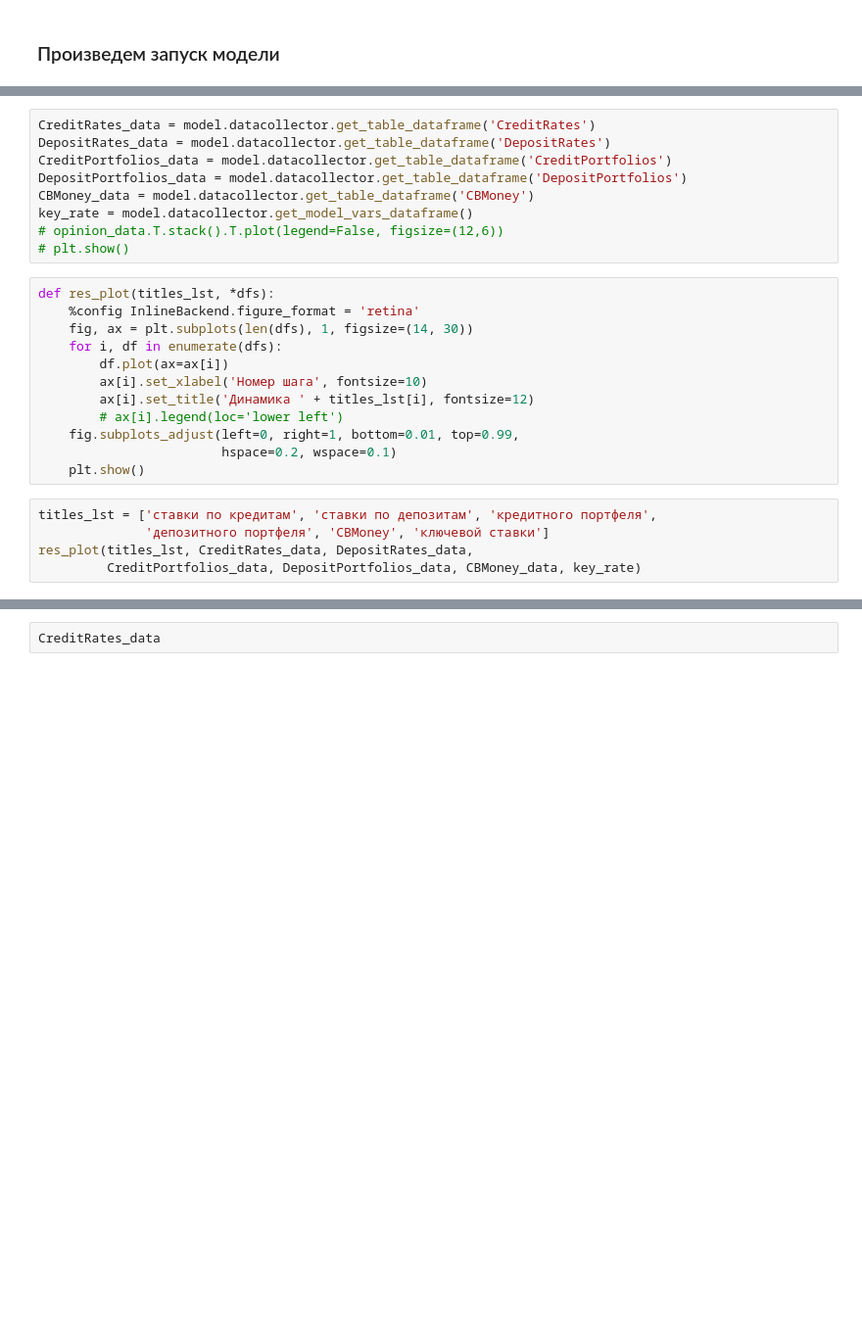
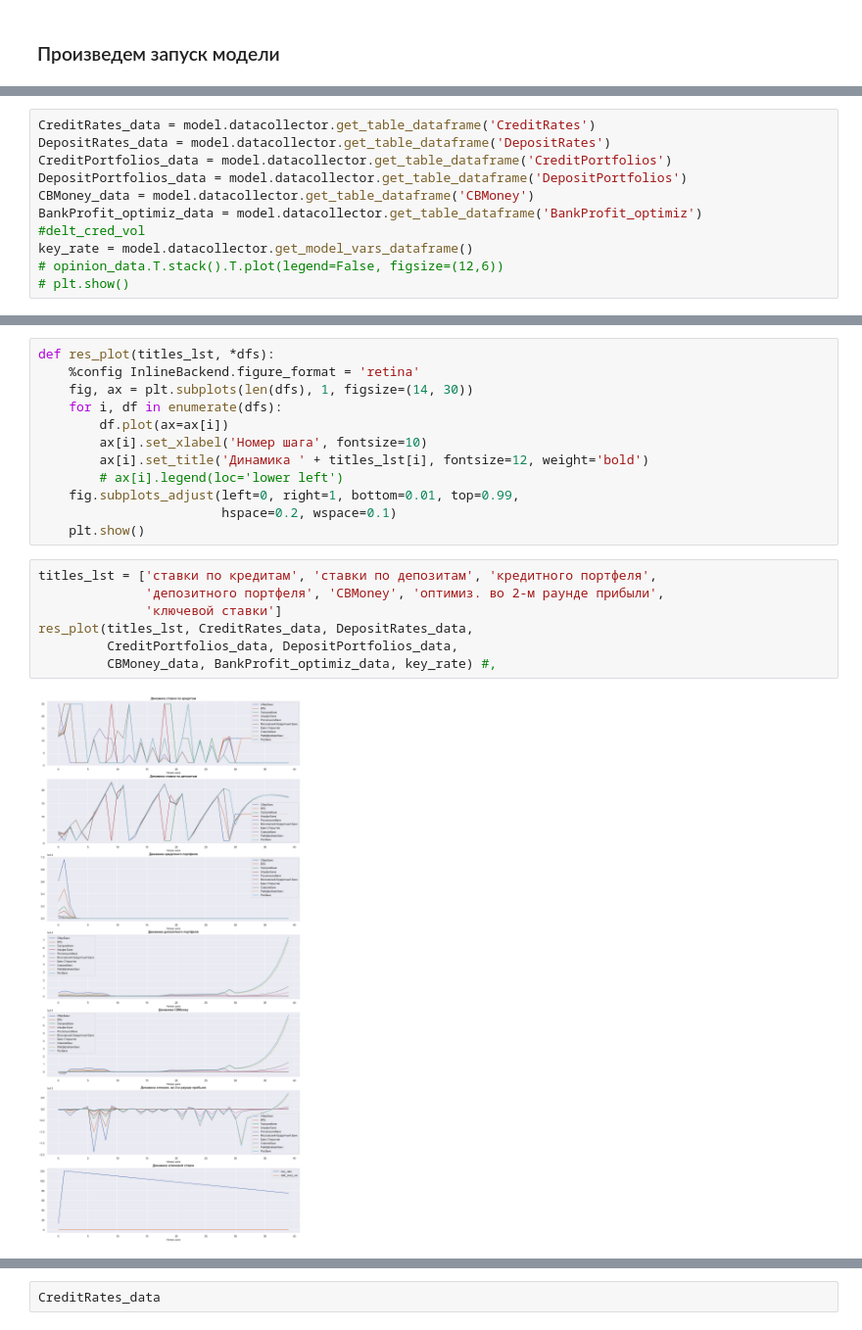
Before and after one commit to archimedes1515/coursework, a Jupyter notebook: KR.ipynb, the cells around one changed output, grey strips where cells are left out. Shown at 98% size. Cells and saved outputs as stored; diff of their text form; blank space fills up the shorter version.

```diff
--- a/KR.ipynb
+++ b/KR.ipynb
@@ -403,23 +437,8 @@ DepositRates_data = model.datacollector.get_table_dataframe('DepositRates')
 CreditPortfolios_data = model.datacollector.get_table_dataframe('CreditPortfolios')
 DepositPortfolios_data = model.datacollector.get_table_dataframe('DepositPortfolios')
 CBMoney_data = model.datacollector.get_table_dataframe('CBMoney')
+BankProfit_optimiz_data = model.datacollector.get_table_dataframe('BankProfit_optimiz')
+#delt_cred_vol
 key_rate = model.datacollector.get_model_vars_dataframe()
 # opinion_data.T.stack().T.plot(legend=False, figsize=(12,6))
 # plt.show()
-# %%
-def res_plot(titles_lst, *dfs):
-    %config InlineBackend.figure_format = 'retina'
-    fig, ax = plt.subplots(len(dfs), 1, figsize=(14, 30))
-    for i, df in enumerate(dfs):
-        df.plot(ax=ax[i])
-        ax[i].set_xlabel('Номер шага', fontsize=10)
-        ax[i].set_title('Динамика ' + titles_lst[i], fontsize=12)
-        # ax[i].legend(loc='lower left')
-    fig.subplots_adjust(left=0, right=1, bottom=0.01, top=0.99,
-                        hspace=0.2, wspace=0.1)
-    plt.show()
-# %%
-titles_lst = ['ставки по кредитам', 'ставки по депозитам', 'кредитного портфеля',
-              'депозитного портфеля', 'CBMoney', 'ключевой ставки']
-res_plot(titles_lst, CreditRates_data, DepositRates_data,
-         CreditPortfolios_data, DepositPortfolios_data, CBMoney_data, key_rate)
@@ -432,0 +465,21 @@ plt.show()
+# %%
+def res_plot(titles_lst, *dfs):
+    %config InlineBackend.figure_format = 'retina'
+    fig, ax = plt.subplots(len(dfs), 1, figsize=(14, 30))
+    for i, df in enumerate(dfs):
+        df.plot(ax=ax[i])
+        ax[i].set_xlabel('Номер шага', fontsize=10)
+        ax[i].set_title('Динамика ' + titles_lst[i], fontsize=12, weight='bold')
+        # ax[i].legend(loc='lower left')
+    fig.subplots_adjust(left=0, right=1, bottom=0.01, top=0.99,
+                        hspace=0.2, wspace=0.1)
+    plt.show()
+# %%
+titles_lst = ['ставки по кредитам', 'ставки по депозитам', 'кредитного портфеля',
+              'депозитного портфеля', 'CBMoney', 'оптимиз. во 2-м раунде прибыли',
+              'ключевой ставки']
+res_plot(titles_lst, CreditRates_data, DepositRates_data,
+         CreditPortfolios_data, DepositPortfolios_data,
+         CBMoney_data, BankProfit_optimiz_data, key_rate) #,
+# %% [output]
+[figure, added]
```
Also changed, not shown: parts of 40 cells of this notebook.
